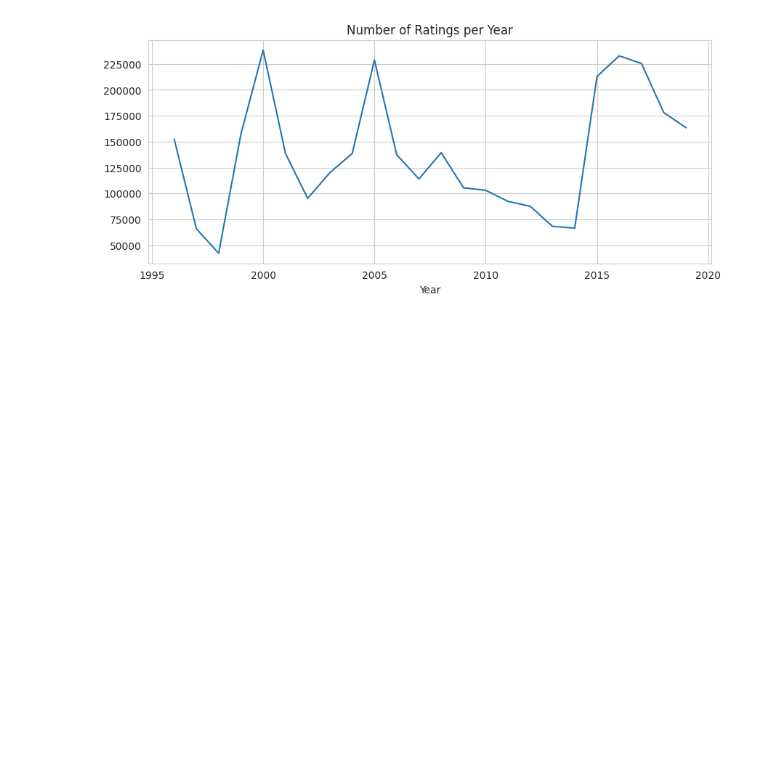
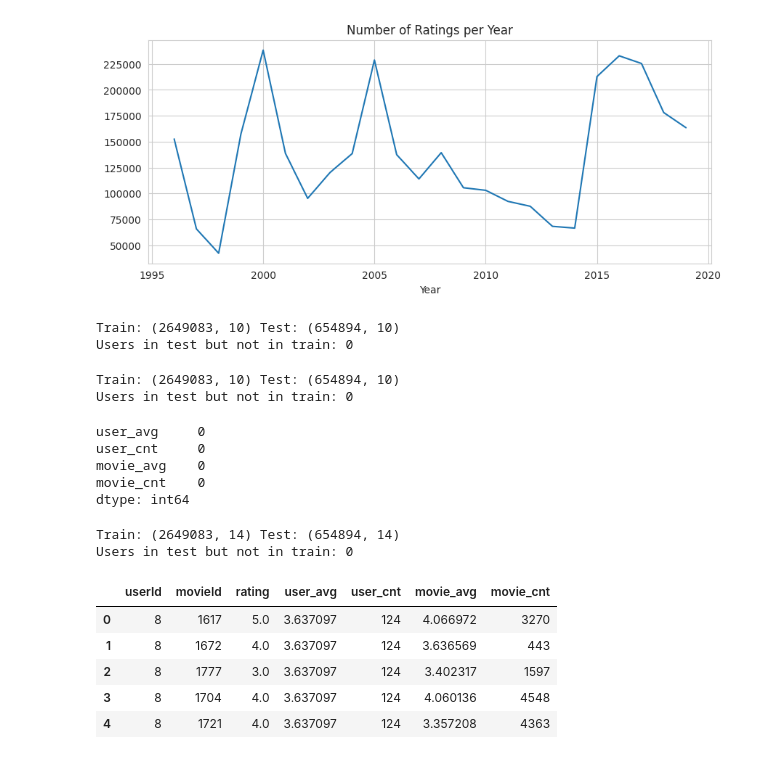
Before and after one commit to kashvi613/MovieRecommendationSystem, a Jupyter notebook: MovieRecommendationSystem.ipynb, the cells around one changed output. Saved outputs shown, nothing was run; the diff lists cells and outputs as text; code cells hidden in the pictures; blank space fills up the shorter version.

```diff
--- a/MovieRecommendationSystem.ipynb
+++ b/MovieRecommendationSystem.ipynb
@@ -225,3 +222,67 @@ data['rating_year'].value_counts().sort_index().plot(kind='line', figsize=(10,4)
 plt.title('Number of Ratings per Year'); plt.xlabel('Year'); plt.show()
 # %% [output]
 [figure]
+# %%
+data = data.sort_values(['userId', 'timestamp']).reset_index(drop=True)
+
+pos = data.groupby('userId').cumcount()
+n = data.groupby('userId')['userId'].transform('count')
+data['pos_pct'] = pos / n
+
+train = data[data['pos_pct'] < 0.8].copy()
+test = data[data['pos_pct'] >= 0.8].copy()
+
+print("Train:", train.shape, "Test:", test.shape)
+print("Users in test but not in train:", len(set(test['userId']) - set(train['userId'])))
+# %% [output]
+Train: (2649083, 10) Test: (654894, 10)
+Users in test but not in train: 0
+# %%
+data = data.sort_values(['userId', 'timestamp']).reset_index(drop=True)
+
+pos = data.groupby('userId').cumcount()
+n = data.groupby('userId')['userId'].transform('count')
+data['pos_pct'] = pos / n
+
+train = data[data['pos_pct'] < 0.8].copy()
+test = data[data['pos_pct'] >= 0.8].copy()
+
+print("Train:", train.shape, "Test:", test.shape)
+print("Users in test but not in train:", len(set(test['userId']) - set(train['userId'])))
+# %% [output]
+Train: (2649083, 10) Test: (654894, 10)
+Users in test but not in train: 0
+# %%
+global_mean = train['rating'].mean()
+
+user_stats = train.groupby('userId')['rating'].agg(user_avg='mean', user_cnt='count').reset_index()
+movie_stats = train.groupby('movieId')['rating'].agg(movie_avg='mean', movie_cnt='count').reset_index()
+
+def add_features(d):
+    d = d.merge(user_stats, on='userId', how='left').merge(movie_stats, on='movieId', how='left')
+    d['movie_avg'] = d['movie_avg'].fillna(global_mean)
+    d['movie_cnt'] = d['movie_cnt'].fillna(0)
+    return d
+
+train = add_features(train)
+test = add_features(test)
+print(test[['user_avg', 'user_cnt', 'movie_avg', 'movie_cnt']].isnull().sum())
+# %% [output]
+user_avg     0
+user_cnt     0
+movie_avg    0
+movie_cnt    0
+dtype: int64
+# %%
+print("Train:", train.shape, "Test:", test.shape)
+print("Users in test but not in train:", len(set(test['userId']) - set(train['userId'])))
+train[['userId','movieId','rating','user_avg','user_cnt','movie_avg','movie_cnt']].head()
+# %% [output]
+Train: (2649083, 14) Test: (654894, 14)
+Users in test but not in train: 0
+|  | userId | movieId | rating | user_avg | user_cnt | movie_avg | movie_cnt |
+| 0 | 8 | 1617 | 5.0 | 3.637097 | 124 | 4.066972 | 3270 |
+| 1 | 8 | 1672 | 4.0 | 3.637097 | 124 | 3.636569 | 443 |
+| 2 | 8 | 1777 | 3.0 | 3.637097 | 124 | 3.402317 | 1597 |
+| 3 | 8 | 1704 | 4.0 | 3.637097 | 124 | 4.060136 | 4548 |
+| 4 | 8 | 1721 | 4.0 | 3.637097 | 124 | 3.357208 | 4363 |
```
Also changed, not shown: parts of 11 cells of this notebook.
